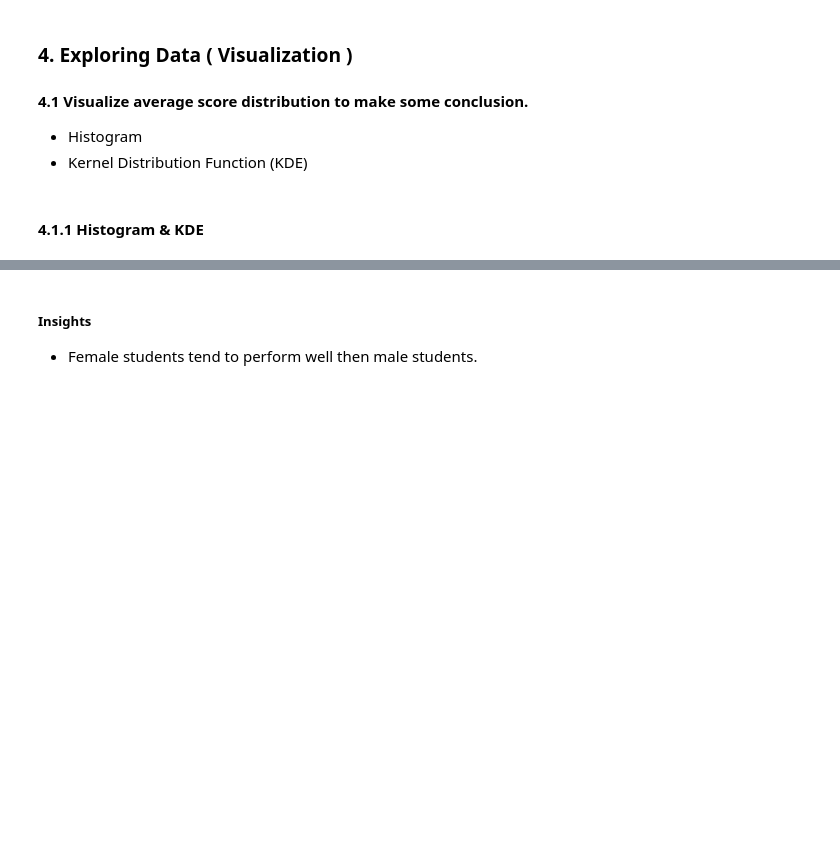
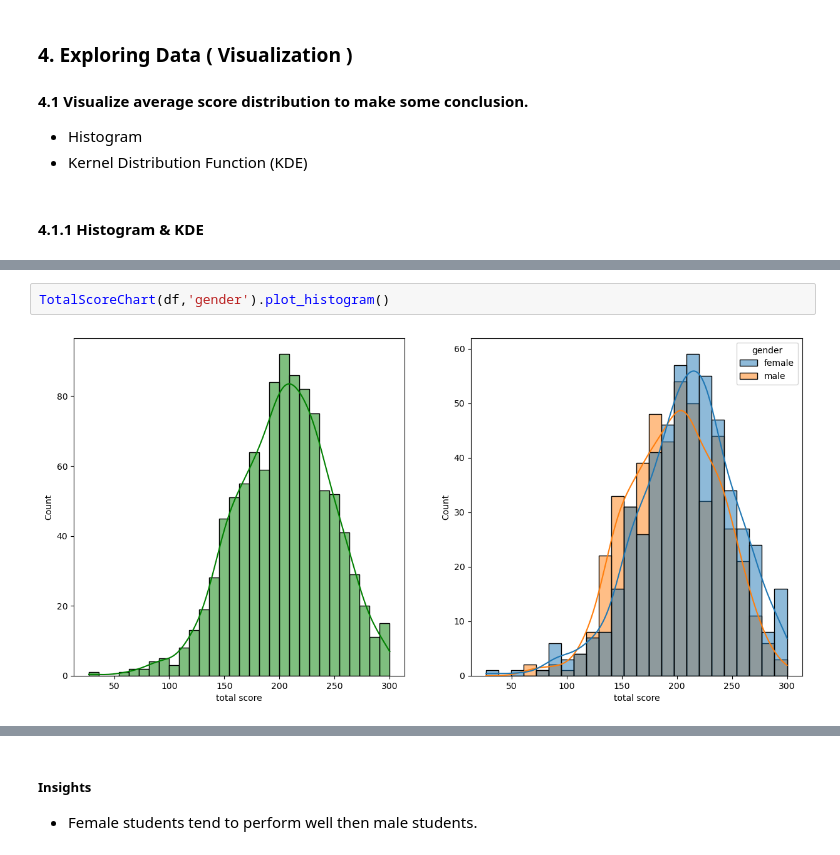
Before and after one commit to adebolarahman/End2EndML-, a Jupyter notebook: notebook/1 . EDA STUDENT PERFORMANCE .ipynb, the cells around one changed output, grey strips where cells are left out. Saved outputs shown, nothing was run; the diff lists cells and outputs as text; blank space fills up the shorter version.

```diff
--- a/notebook/1 . EDA STUDENT PERFORMANCE .ipynb
+++ b/notebook/1 . EDA STUDENT PERFORMANCE .ipynb
@@ -299,0 +374,4 @@ plt.show()
+# %%
+TotalScoreChart(df,'gender').plot_histogram()
+# %% [output]
+[figure, added]
```
Also changed, not shown: parts of 45 cells of this notebook.
